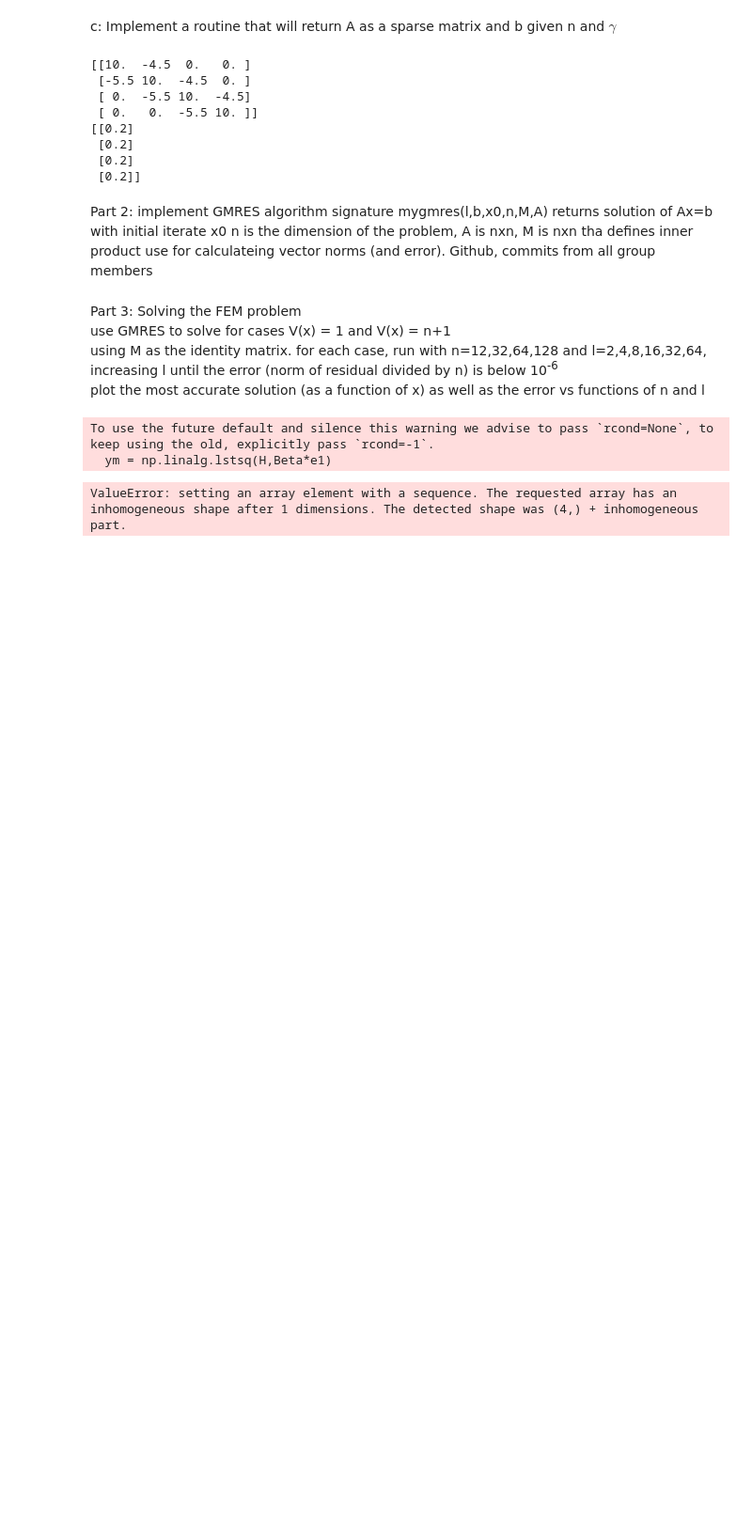
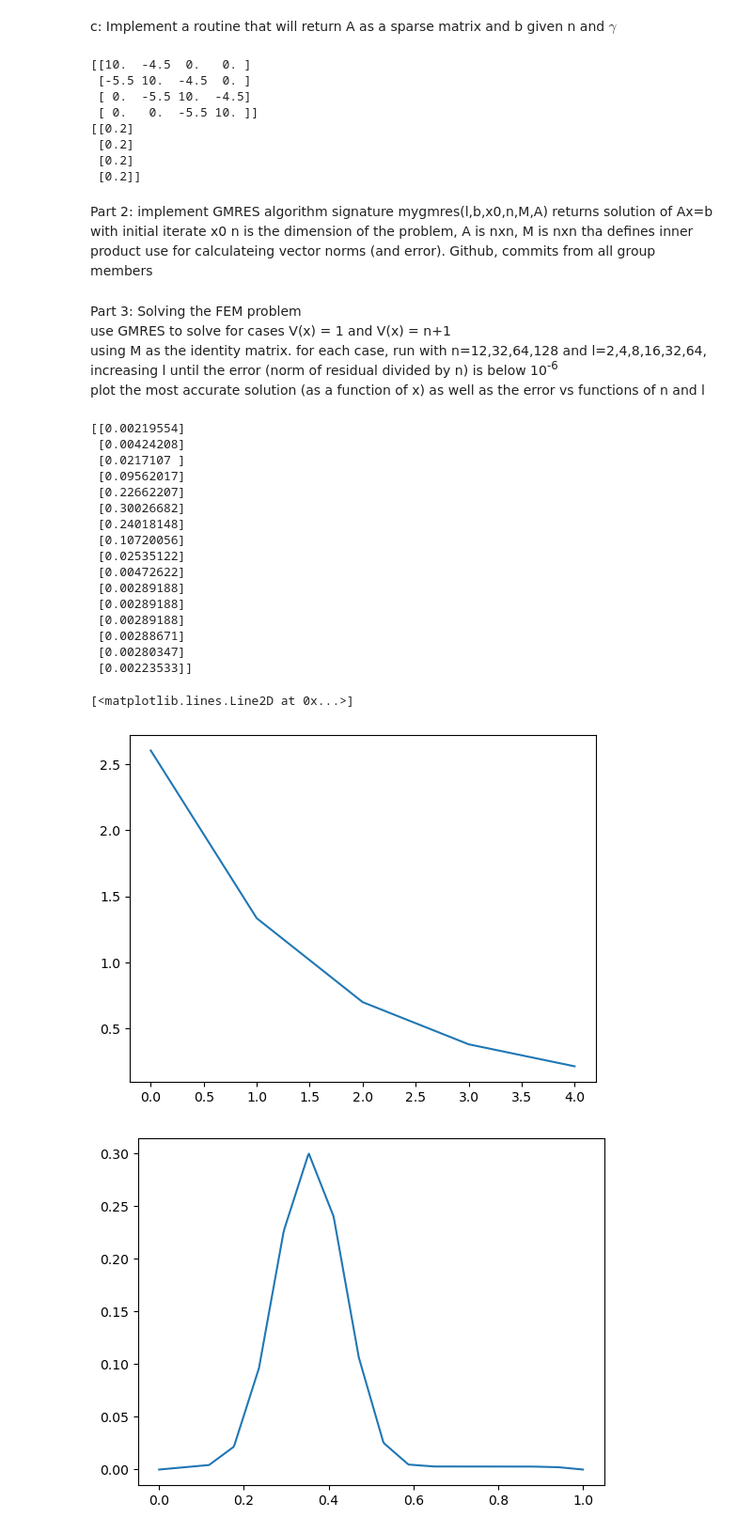
Before and after one commit to BlakePR/LinAlgGroupHw, a Jupyter notebook: report.ipynb, the cells around one changed output. Shown at 94% size. Cells and saved outputs as stored; diff of their text form; code cells hidden in the pictures; blank space fills up the shorter version.

```diff
--- a/report.ipynb
+++ b/report.ipynb
@@ -45,21 +45,45 @@ using M as the identity matrix. for each case, run with n=12,32,64,128 and l=2,4
 plot the most accurate solution (as a function of x) as well as the error vs functions of n and l
 # %%
 import MatGenerator as mg
-A = mg.generateA(12,1.)
-B = mg.generateB(12)
+n=16
+A = mg.generateA(n,1.)
+B = mg.generateB(n)
 import GMRES as GM
 from importlib import reload
 reload(GM)
 import numpy as np
 
 alg = GM.gmres()
-alg.mygmres(12,B, np.zeros((12,1)),12,np.eye(12),A)
+x0 = np.zeros((n,1))
+x0[5,0] = 1
+x = alg.mygmres(n,B, x0,n,np.eye(n),A)
 err = alg.errors
 
 import matplotlib.pyplot as plt
 plt.figure()
 plt.plot(err)
+print(alg.best_x)
+
+plt.figure()
+x,y = alg.sol_to_xy()
+plt.plot(x,y)
 # %% [output]
-To use the future default and silence this warning we advise to pass `rcond=None`, to keep using the old, explicitly pass `rcond=-1`.
-  ym = np.linalg.lstsq(H,Beta*e1)
+[[0.00219554]
+ [0.00424208]
+ [0.0217107 ]
+ [0.09562017]
+ [0.22662207]
+ [0.30026682]
+ [0.24018148]
+ [0.10720056]
+ [0.02535122]
+ [0.00472622]
+ [0.00289188]
+ [0.00289188]
+ [0.00289188]
+ [0.00288671]
+ [0.00280347]
+ [0.00223533]]
-ValueError: setting an array element with a sequence. The requested array has an inhomogeneous shape after 1 dimensions. The detected shape was (4,) + inhomogeneous part.
+[<matplotlib.lines.Line2D at 0x...>]
+[figure, added]
+[figure, added]
```
Also changed, not shown: parts of 1 cell of this notebook, 1 other file.
